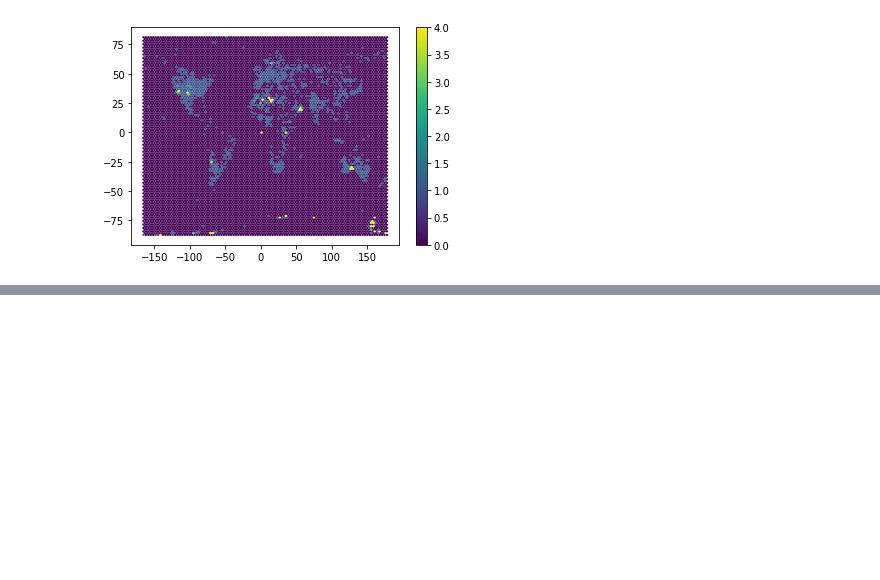
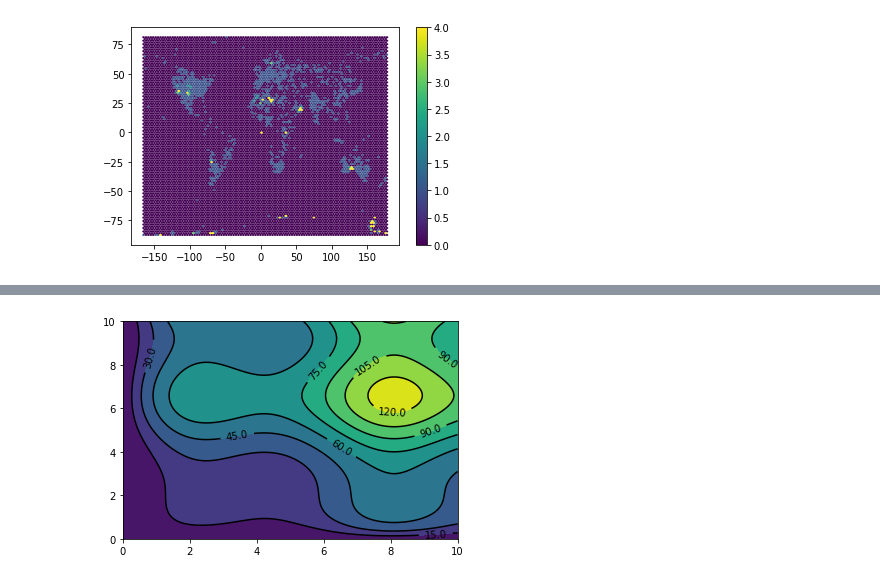
Before and after one commit to dilzio/ds_training, a Jupyter notebook: data_manipulation_in_python/section-3/Section 3.ipynb, the cells around one changed output, grey strips where cells are left out. Cells and saved outputs as stored; diff of their text form; code cells hidden in the pictures; blank space fills up the shorter version.

```diff
--- a/data_manipulation_in_python/section-3/Section 3.ipynb
+++ b/data_manipulation_in_python/section-3/Section 3.ipynb
@@ -276,0 +298,6 @@ df.plot.hexbin(x="reclong", y="reclat", vmax=2, gridsize=100, linewidth=.25);
+# %%
+plt.contourf(X, Y, Z, levels=10)
+c = plt.contour(X, Y, Z, levels=10, colors="black")
+plt.clabel(c, inline=True, fmt="%0.1f");
+# %% [output]
+[figure, added]
```
Also changed, not shown: parts of 32 cells of this notebook, 3 other files.
